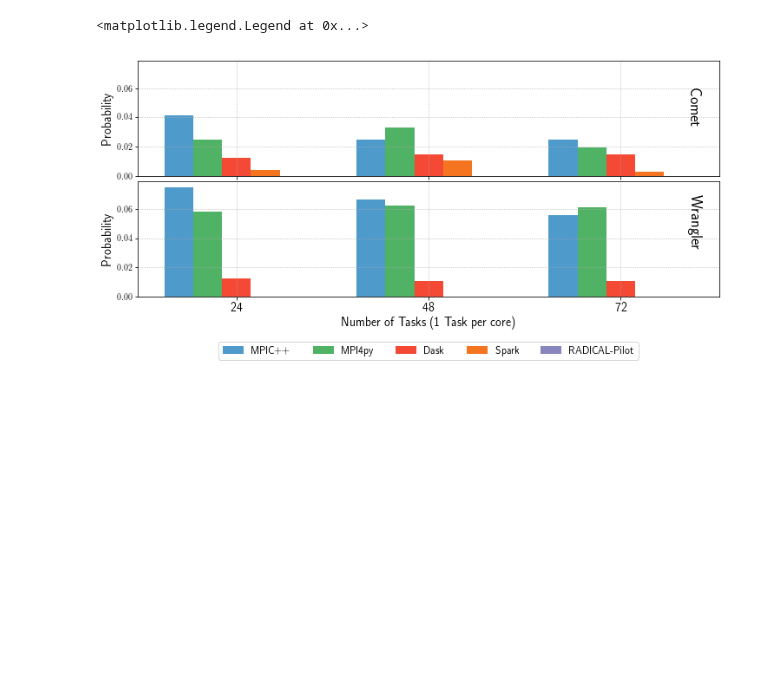
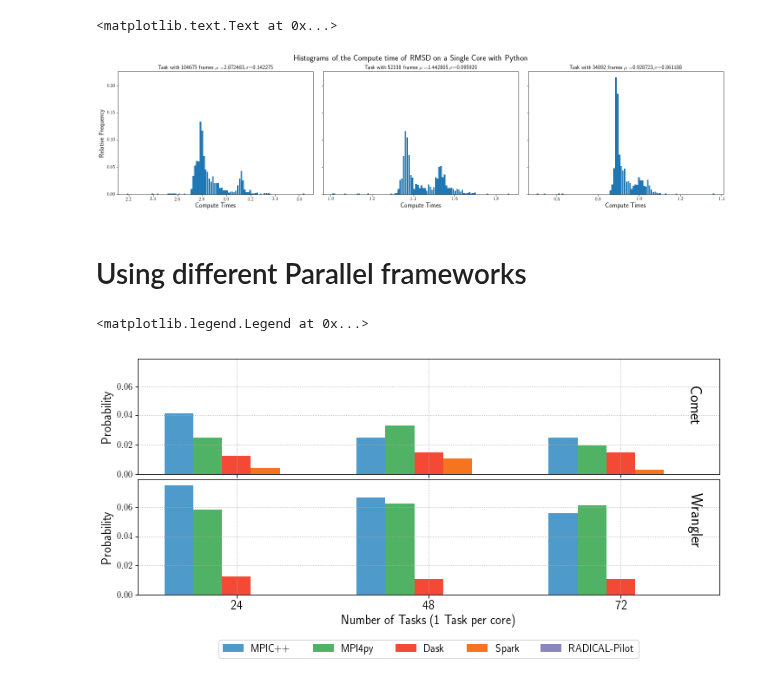
Before and after one commit to radical-experiments/midas_exps, a Jupyter notebook: RMSD-MDAnalysis/ComputeStragglersFrequencyNoIOStrongScaling.ipynb, the cells around one changed output. Cells and saved outputs as stored; diff of their text form; code cells hidden in the pictures; blank space fills up the shorter version.

```diff
--- a/RMSD-MDAnalysis/ComputeStragglersFrequencyNoIO.ipynb
+++ b/RMSD-MDAnalysis/ComputeStragglersFrequencyNoIOStrongScaling.ipynb
@@ -21 +82,20 @@ purples = cm.get_cmap(plt.get_cmap('Purples'))
+# %%
+fig,axes = plt.subplots(nrows=1,ncols=3, sharex=False,sharey=True,figsize=[24,5],gridspec_kw={'wspace':0.05, 'hspace':0.05})
+axes[0].bar(centerSingleCorePython1, histSingleCorePython1, align='center', width=widthSingleCorePython1)
+axes[1].bar(centerSingleCorePython2, histSingleCorePython2, align='center', width=widthSingleCorePython2)
+axes[2].bar(centerSingleCorePython3, histSingleCorePython3, align='center', width=widthSingleCorePython3)
+fig.suptitle('Histograms of the Compute time of RMSD on a Single Core with Python',fontsize=18)
+axes[0].set_title('Task with 104675 frames $\mu=$%f,$\sigma$=%f'%(singleCorePython1['Compute'].mean(),singleCorePython1['Compute'].std()),fontsize=12)
+axes[1].set_title('Task with 52338 frames $\mu=$%f,$\sigma$=%f'%(singleCorePython2['Compute'].mean(),singleCorePython2['Compute'].std()),fontsize=12)
+axes[2].set_title('Task with 34892 frames $\mu=$%f,$\sigma$=%f'%(singleCorePython3['Compute'].mean(),singleCorePython3['Compute'].std()),fontsize=12)
+axes[0].set_xlabel('Compute Times', fontsize=14)
+axes[1].set_xlabel('Compute Times',fontsize=14)
+axes[2].set_xlabel('Compute Times',fontsize=14)
+#axes[0].set_ylim([0,0.5])
+axes[0].set_ylabel('Relative Frequency',fontsize=14)
+# %% [output]
+<matplotlib.text.Text at 0x...>
+[figure, added]
+# %% [markdown]
+# Using different Parallel frameworks
 # %%
```
Also changed, not shown: parts of 8 cells of this notebook, 26 other files.
